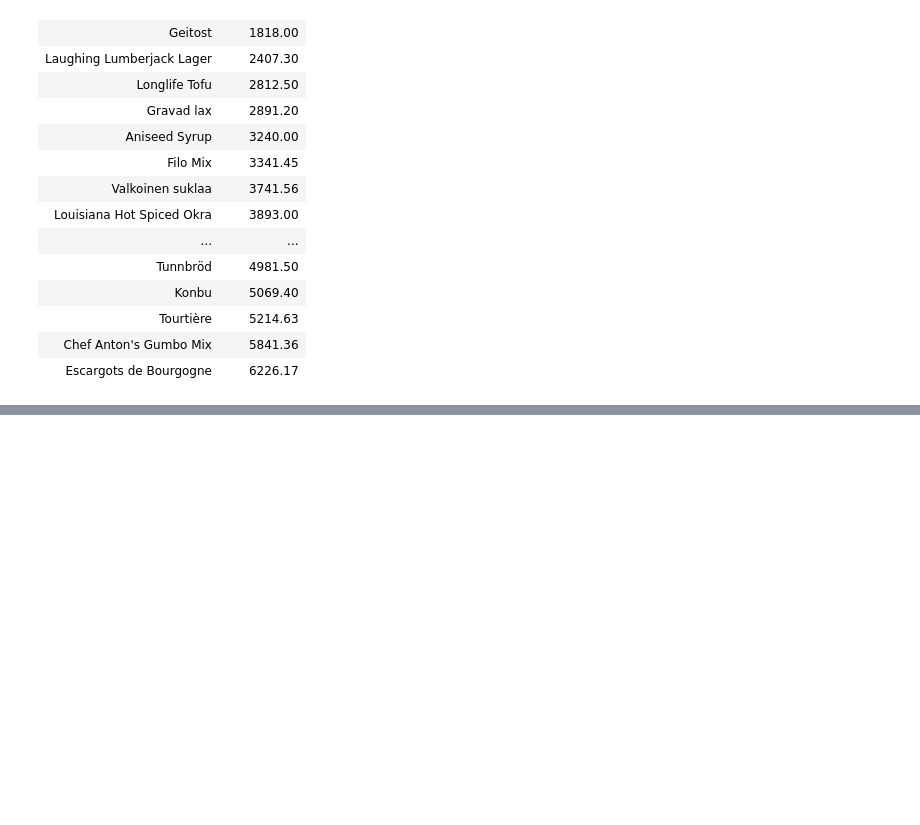
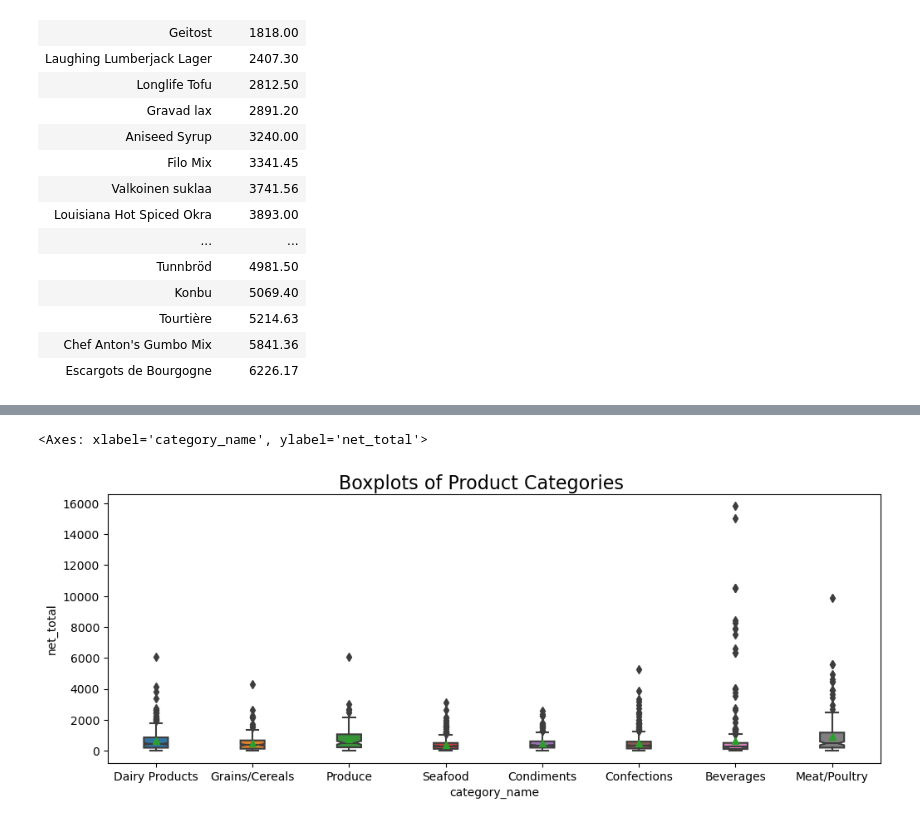
Before and after one commit to ddibara5/northwind-traders, a Jupyter notebook: northwind_traders.ipynb, the cells around one changed output, grey strips where cells are left out. Cells and saved outputs as stored; diff of their text form; code cells hidden in the pictures; blank space fills up the shorter version.

```diff
--- a/northwind_traders.ipynb
+++ b/northwind_traders.ipynb
@@ -428,0 +447,3 @@ SELECT product_name, total_sales
+# %%
+df1 = total_orders.DataFrame()
+df1.info()
@@ -428,0 +471,10 @@ SELECT product_name, total_sales
+# %%
+#Create boxplot to show distribution by category
+fig,ax = plt.subplots(1,1,figsize=(12,4))
+fig.suptitle('Boxplots of Product Categories', fontsize=16)
+fig.subplots_adjust(top=0.92)
+
+sns.boxplot(data=df1, y='net_total', x='category_name', ax=ax, notch=True, showmeans=True, width=0.25)
+# %% [output]
+<Axes: xlabel='category_name', ylabel='net_total'>
+[figure, added]
```
Also changed, not shown: parts of 6 cells of this notebook.
